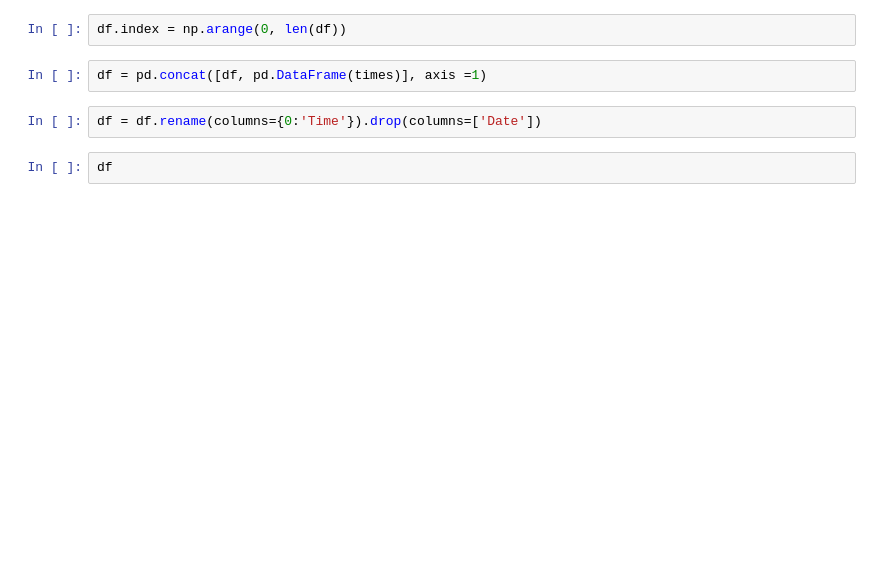
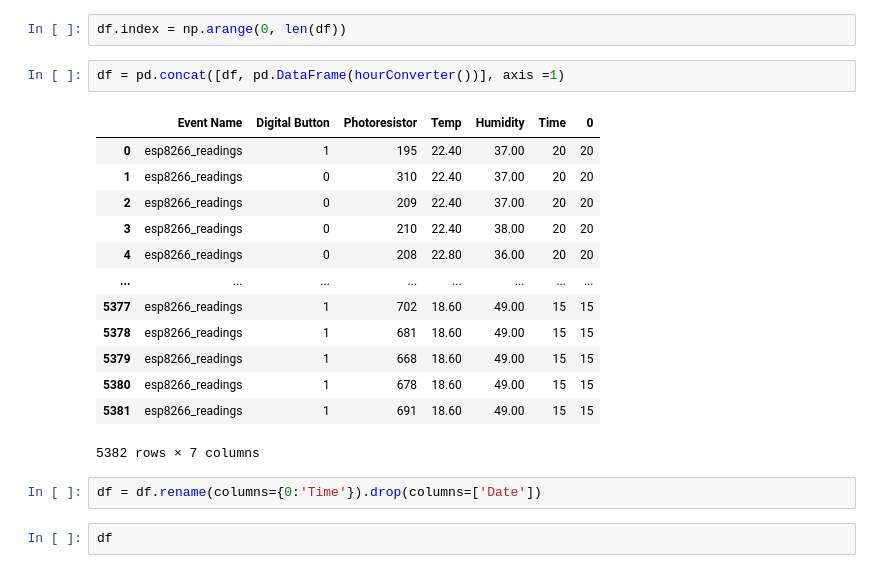
Before and after one commit to danmurphy1217/snippets, a Jupyter notebook: dht-photoresistor-button-toDataset/timeseries-regression.ipynb, the cells around one changed output. Drawn from its saved outputs; the diff is of its cells as text; blank space fills up the shorter version.

```diff
--- a/dht-photoresistor-button-toDataset/timeseries-regression.ipynb
+++ b/dht-photoresistor-button-toDataset/timeseries-regression.ipynb
@@ -126,7 +170,21 @@ True
 # %%
 df.index = np.arange(0, len(df))
 # %%
-df = pd.concat([df, pd.DataFrame(times)], axis =1)
+df = pd.concat([df, pd.DataFrame(hourConverter())], axis =1)
+# %% [output]
+|  | Event Name | Digital Button | Photoresistor | Temp | Humidity | Time | 0 |
+| 0 | esp8266_readings | 1 | 195 | 22.40 | 37.00 | 20 | 20 |
+| 1 | esp8266_readings | 0 | 310 | 22.40 | 37.00 | 20 | 20 |
+| 2 | esp8266_readings | 0 | 209 | 22.40 | 37.00 | 20 | 20 |
+| 3 | esp8266_readings | 0 | 210 | 22.40 | 38.00 | 20 | 20 |
+| 4 | esp8266_readings | 0 | 208 | 22.80 | 36.00 | 20 | 20 |
+| ... | ... | ... | ... | ... | ... | ... | ... |
+| 5377 | esp8266_readings | 1 | 702 | 18.60 | 49.00 | 15 | 15 |
+| 5378 | esp8266_readings | 1 | 681 | 18.60 | 49.00 | 15 | 15 |
+| 5379 | esp8266_readings | 1 | 668 | 18.60 | 49.00 | 15 | 15 |
+| 5380 | esp8266_readings | 1 | 678 | 18.60 | 49.00 | 15 | 15 |
+| 5381 | esp8266_readings | 1 | 691 | 18.60 | 49.00 | 15 | 15 |
+5382 rows × 7 columns
 # %%
 df = df.rename(columns={0:'Time'}).drop(columns=['Date'])
 # %%
```
Also changed, not shown: parts of 13 cells of this notebook, 2 other files.
